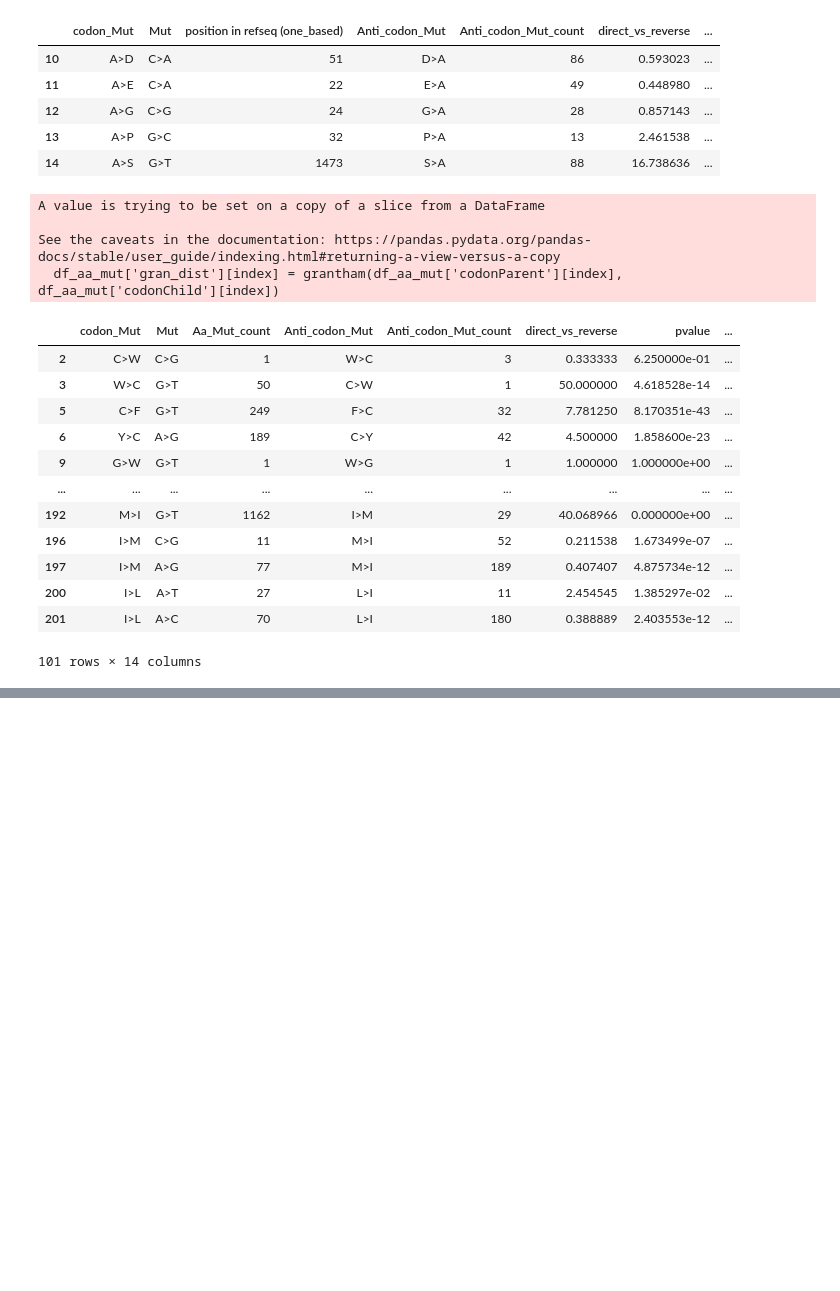
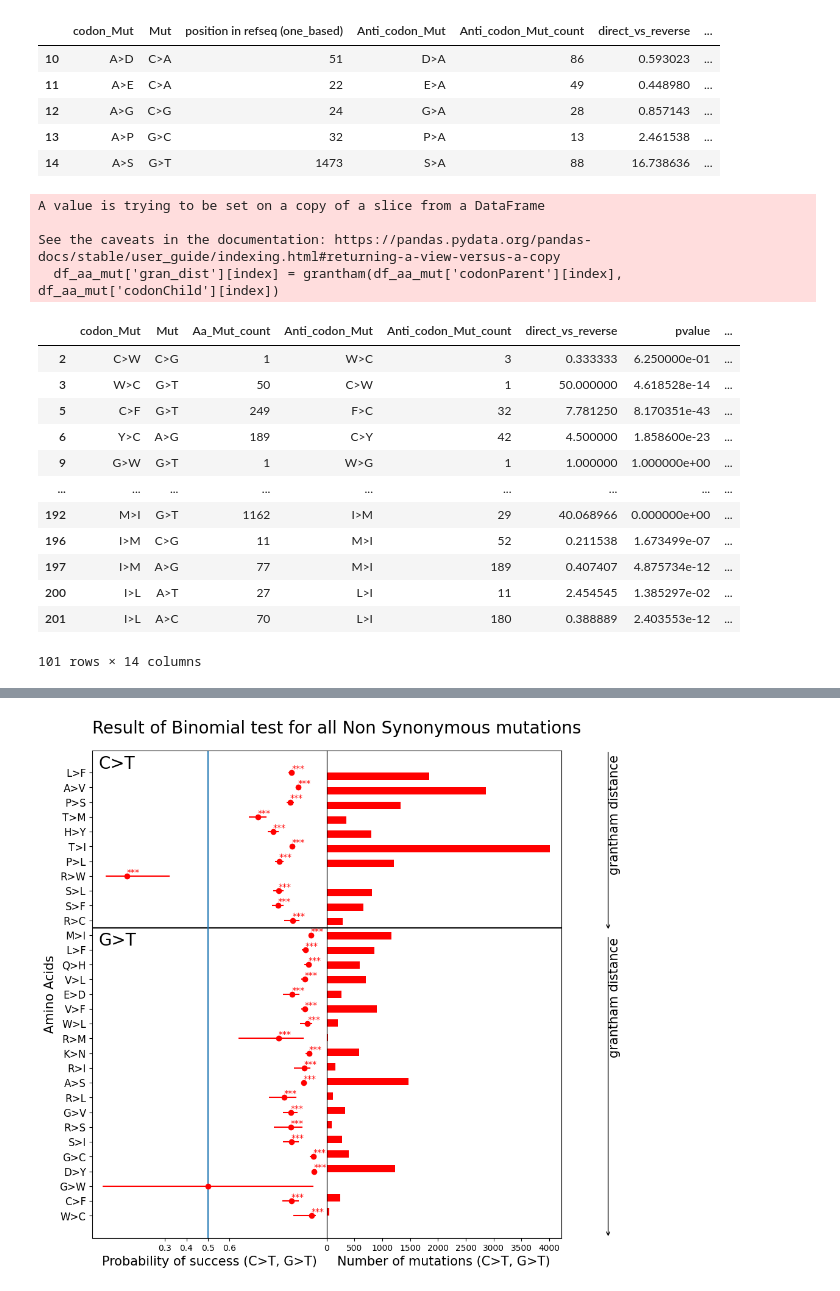
Before and after one commit to VoronkaAlexandr/Sars_Cov_2_MutSpec, a Jupyter notebook: Sars_Cov_2/cod/38.BinomTest_perMut_aa.ipynb, the cells around one changed output, grey strips where cells are left out. Cells and saved outputs as stored; diff of their text form; code cells hidden in the pictures; blank space fills up the shorter version.

```diff
--- a/Sars_Cov_2/cod/38.BinomTest_perMut_aa.ipynb
+++ b/Sars_Cov_2/cod/38.BinomTest_perMut_aa.ipynb
@@ -228,0 +229,75 @@ with PdfPages('../figures/binom_test_all_AA.pdf') as pdf:
+# %%
+aa_mut_mut_spec = df_aa_mut[df_aa_mut['Mut'].isin(['C>T', 'G>T'])]
+aa_mut_mut_spec = aa_mut_mut_spec.sort_values(by=['Mut','gran_dist'], ascending=False).reset_index(drop=True)
+
+fig, ax = plt.subplots(1,2,figsize=(11,10))
+min_error = list(aa_mut_mut_spec['prob_success'] - aa_mut_mut_spec['cilow'])
+max_error = list(aa_mut_mut_spec['cihigh'] - aa_mut_mut_spec['prob_success'])
+error = []
+for i in range(len(min_error)):
+    error.append([min_error[i], max_error[i]])
+error = np.array(error)
+aa_mut_mut_spec['color'] = ''
+aa_mut_mut_spec.loc[aa_mut_mut_spec['Mut']=='C>T', 'color'] = 'red'
+aa_mut_mut_spec.loc[aa_mut_mut_spec['Mut']=='G>T', 'color'] = 'red'
+
+for i in range(len(aa_mut_mut_spec['color'])):
+    er = ax[0].errorbar(aa_mut_mut_spec['prob_success'][i], i, xerr=error[i].reshape(2, -1), marker="o", linestyle="none", color=aa_mut_mut_spec['color'][i])
+
+ax[0].set_yticks(np.arange(len(aa_mut_mut_spec['codon_Mut'])))
+ax[0].set_yticklabels(aa_mut_mut_spec['codon_Mut'], fontsize=12)
+
+ax[0].set_xlabel('Probability of success (C>T, G>T)', size=15)
+ax[0].set_ylabel('Amino Acids', size=15)
+# ax.text(5.5,26, 'Odds_ratio with CI 95%')
+# ax.text(7,26, 'p_value')
+# ax.text(8,26, 'Aa status')
+
+i=0
+aa_mut_mut_spec.loc[aa_mut_mut_spec['aster'].isna(),'aster'] = ''
+for index, row in aa_mut_mut_spec.iterrows():
+    if aa_mut_mut_spec['Mut'][index] == 'C>T':
+        ax[0].text(aa_mut_mut_spec['prob_success'][index]-0.001, i+0.1, aa_mut_mut_spec['aster'][index], color='red')
+    elif aa_mut_mut_spec['Mut'][index] == 'G>T':
+        ax[0].text(aa_mut_mut_spec['prob_success'][index]-0.001, i+0.1, aa_mut_mut_spec['aster'][index], color='red')
+    i+=1
+#     if aa_statistics_fisher['p_value'][index] < 0.05:
+#         ax.text(5.5,i, aa_statistics_fisher['odds_ratio_with_CI'][index], color='red')
+#         ax.text(7,i, round(aa_statistics_fisher['p_value'][index],4), color='red')
+#         ax.text(8,i, aa_statistics_fisher['aa_status'][index], color='red')
+#     else:
+#         ax.text(5.5,i, aa_statistics_fisher['odds_ratio_with_CI'][index])
+#         ax.text(7,i, round(aa_statistics_fisher['p_value'][index],4))
+#         ax.text(8,i, aa_statistics_fisher['aa_status'][index])
+#     i = i+1
+#  besides ORF1ab or in ORF1ab
+
+ax[0].axhline(y = 19.5, color = 'black', linestyle = '-')
+ax[1].axhline(y = 19.55, color = 'black', linestyle = '-')
+ax[0].axvline(x=0.5)
+ax[0].get_xaxis().set_ticks([0.30, 0.40, 0.50, 0.60])
+
+ax[1].barh(y=range(len(aa_mut_mut_spec['Aa_Mut_count'])), width=aa_mut_mut_spec['Aa_Mut_count'], height = 0.5, color=aa_mut_mut_spec['color'])
+#ax[1].barh(y=aa_mut_mut_spec['Aa_Mut'], width=aa_mut_mut_spec['Anti_Aa_Mut_count'], left = aa_mut_mut_spec['Aa_Mut_count'], height = 0.5, color='green')
+ax[1].get_yaxis().set_ticks([])
+ax[1].set_xlabel('Number of mutations (C>T, G>T)', size=15)
+plt.subplots_adjust(left=0.3,
+                    bottom=0.1,
+                    right=1.0,
+                    top=0.9,
+                    wspace=0,
+                    hspace=0.4)
+fig.suptitle('Result of Binomial test for all Non Synonymous mutations', horizontalalignment='left', x=0.3, y=0.95, fontsize=20)
+ax[1].annotate('', xy=(1.2, 1), xycoords='axes fraction', xytext=(1.2, 0.63),
+            arrowprops=dict(arrowstyle="<-", color='black'))
+
+ax[1].annotate('', xy=(1.2, 0.62), xycoords='axes fraction', xytext=(1.2, 0),
+            arrowprops=dict(arrowstyle="<-", color='black'))
+plt.text(1.07, 0.7, 'grantham distance', fontsize=15, rotation=90, transform=plt.gcf().transFigure)
+plt.text(1.07, 0.4, 'grantham distance', fontsize=15, rotation=90, transform=plt.gcf().transFigure)
+plt.text(0.31, 0.87, 'C>T', fontsize=20, transform=plt.gcf().transFigure)
+plt.text(0.31, 0.58, 'G>T', fontsize=20, transform=plt.gcf().transFigure)
+plt.show()
+fig.savefig('../figures/binom_test_CT_GT.pdf', dpi=300, bbox_inches = 'tight')
+# %% [output]
+[figure, added]
```
Also changed, not shown: parts of 2 cells of this notebook.
